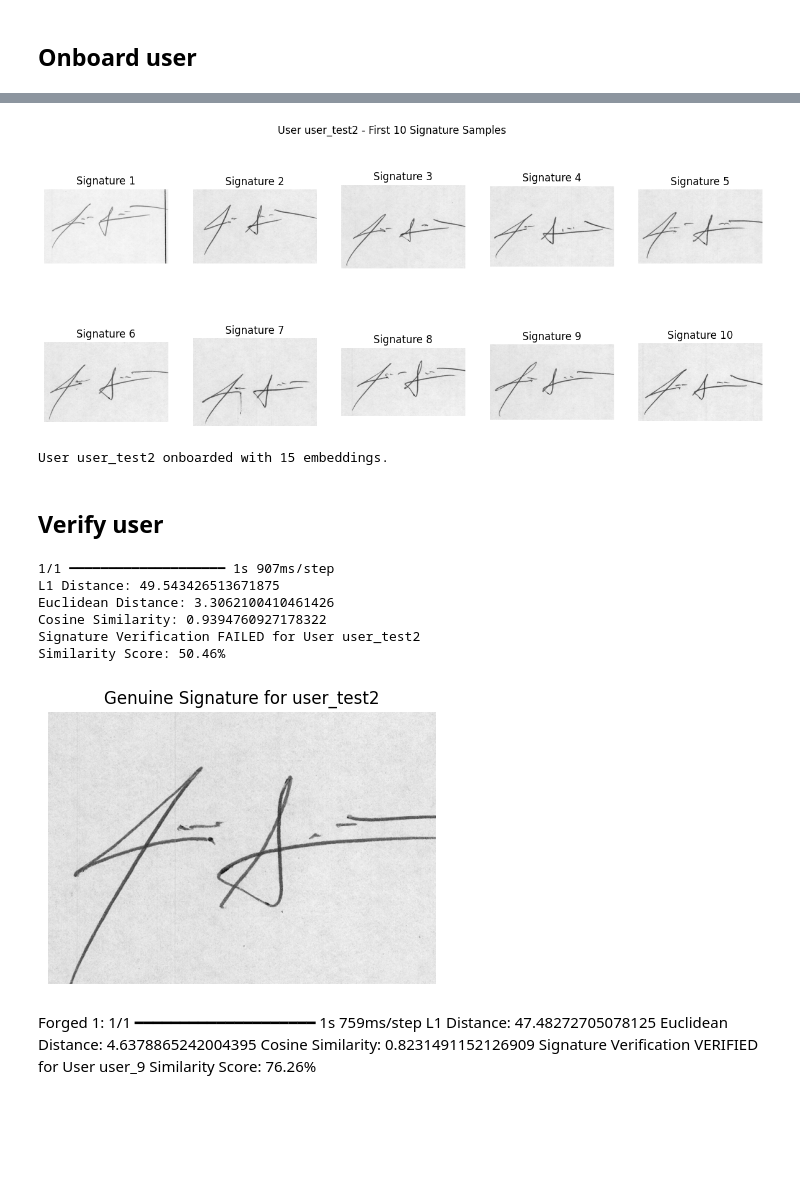
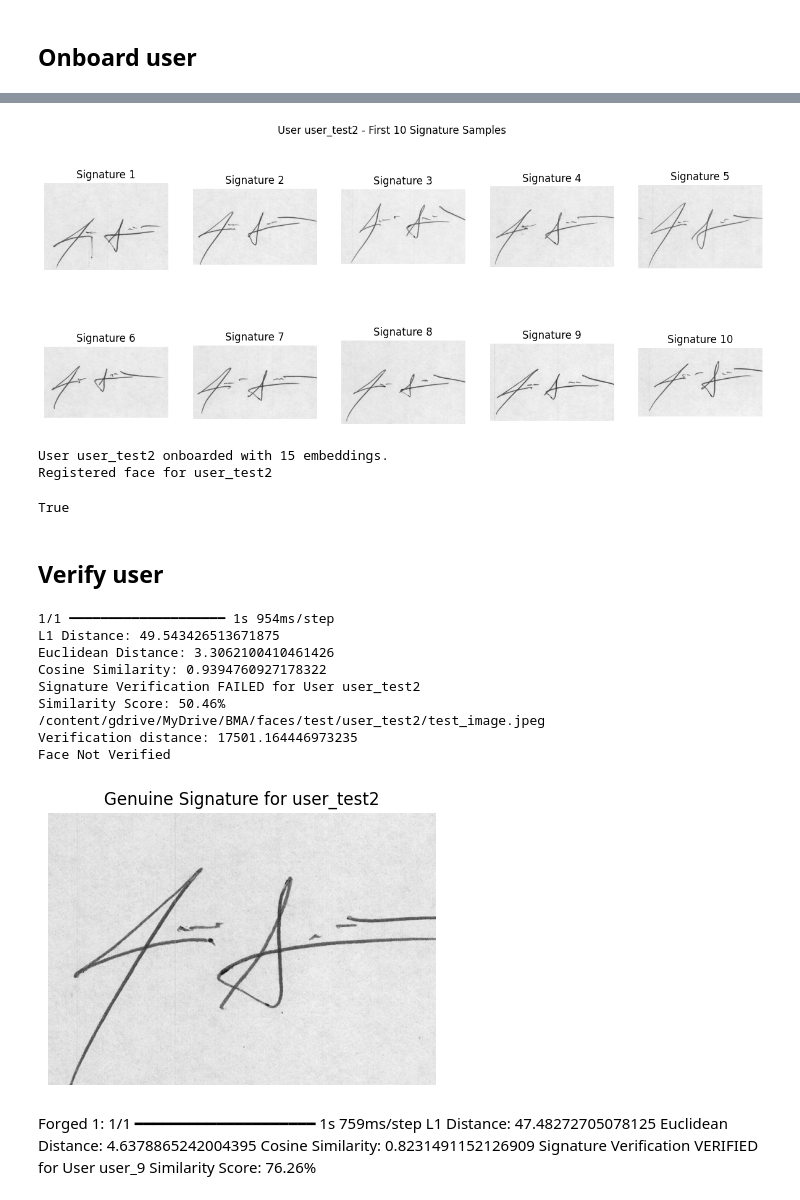
Before and after one commit to yrikhn/BMA-poc, a Jupyter notebook: BMA POC Test FInal Version.ipynb, the cells around one changed output, grey strips where cells are left out. Drawn from its saved outputs; the diff is of its cells as text; code cells hidden in the pictures; blank space fills up the shorter version.

```diff
--- a/BMA POC Test FInal Version.ipynb
+++ b/BMA POC Test FInal Version.ipynb
@@ -124,7 +199,8 @@ from tensorflow.keras.applications.mobilenet import preprocess_input
 import matplotlib.pyplot as plt
 
 # Path to the base directory in Google Drive where you store models and embeddings
-BASE_PATH = '/content/drive/MyDrive/BMA'
+BASE_PATH = '/content/gdrive/MyDrive/BMA'
+
 
 # Custom L1 distance function for the model
 @keras.saving.register_keras_serializable()
@@ -205,17 +281,19 @@ def onboard_user(user_id, genuine_signature_dir, max_samples=20):
             ax.axis('off')
             ax.set_title(f'Signature {i+1}')
     plt.suptitle(f'User {user_id} - First 10 Signature Samples')
-    plt.savefig(f'/content/drive/MyDrive/BMA/signature_samples_{user_id}.png')
+    plt.savefig(f'/content/gdrive/MyDrive/BMA/signature_samples_{user_id}.png')
     plt.show()
 
     print(f"User {user_id} onboarded with {len(embeddings)} embeddings.")
 
 # Example usage: Onboarding a user
-genuine_signature_dir = '/content/drive/MyDrive/BMA/signatures/user_test2/'  # Path to user's genuine signature folder
+genuine_signature_dir = '/content/gdrive/MyDrive/BMA/signatures/user_test2/'  # Path to user's genuine signature folder
 user_id = 'user_test2'
 
 # Onboard the user and generate embeddings
 onboard_user(user_id, genuine_signature_dir)
 
+register_face(user_id)
+
 # Now the embeddings are saved, and you can use them later for verification
 # %% [output]
@@ -237,5 +315,7 @@ onboard_user(user_id, genuine_signature_dir)
-[figure, old version]
+[figure, new version]
 User user_test2 onboarded with 15 embeddings.
+Registered face for user_test2
+True
 # %% [markdown]
 ## Verify user
 # %%
@@ -243,7 +323,7 @@ User user_test2 onboarded with 15 embeddings.
 import matplotlib.pyplot as plt
 
 user_id = 'user_test2'  # Replace with your user_id
-real_world_signature_path = '/content/drive/MyDrive/BMA/live_samples/live_signature_test2_g_1.png'  # Replace with your real-world signature
+real_world_signature_path = '/content/gdrive/MyDrive/BMA/live_samples/live_signature_test2_g_1.png'  # Replace with your real-world signature
 
 # Load model
 siamese_model = load_trained_model()
@@ -251,21 +331,27 @@ siamese_model = load_trained_model()
 # Verify real-world signature
 verification_result = verify_real_world_signature(user_id, siamese_model, real_world_signature_path)
 
+result = verify_face(user_id, "/content/gdrive/MyDrive/BMA/faces/test/user_test2/test_image.jpeg")
+print("Face Verified:" if result else "Face Not Verified")
+
 # Visualize the real-world signature
 img = plt.imread(real_world_signature_path)
 plt.figure(figsize=(5, 5))
 plt.imshow(img, cmap='gray')
 plt.axis('off')
 plt.title(f'Genuine Signature for {user_id}')
-plt.savefig(f'/content/drive/MyDrive/BMA/real_world_signature_{user_id}.png')
+plt.savefig(f'/content/gdrive/MyDrive/BMA/real_world_signature_{user_id}.png')
 plt.show()
 # %% [output]
-1/1 ━━━━━━━━━━━━━━━━━━━━ 1s 907ms/step
+1/1 ━━━━━━━━━━━━━━━━━━━━ 1s 954ms/step
 L1 Distance: 49.543426513671875
 Euclidean Distance: 3.3062100410461426
 Cosine Similarity: 0.9394760927178322
 Signature Verification FAILED for User user_test2
 Similarity Score: 50.46%
+/content/gdrive/MyDrive/BMA/faces/test/user_test2/test_image.jpeg
+Verification distance: 17501.164446973235
+Face Not Verified
 [figure]
 # %% [markdown]
 Forged 1: 1/1 ━━━━━━━━━━━━━━━━━━━━ 1s 759ms/step
```
Also changed, not shown: parts of 4 cells of this notebook, 1 other file.
